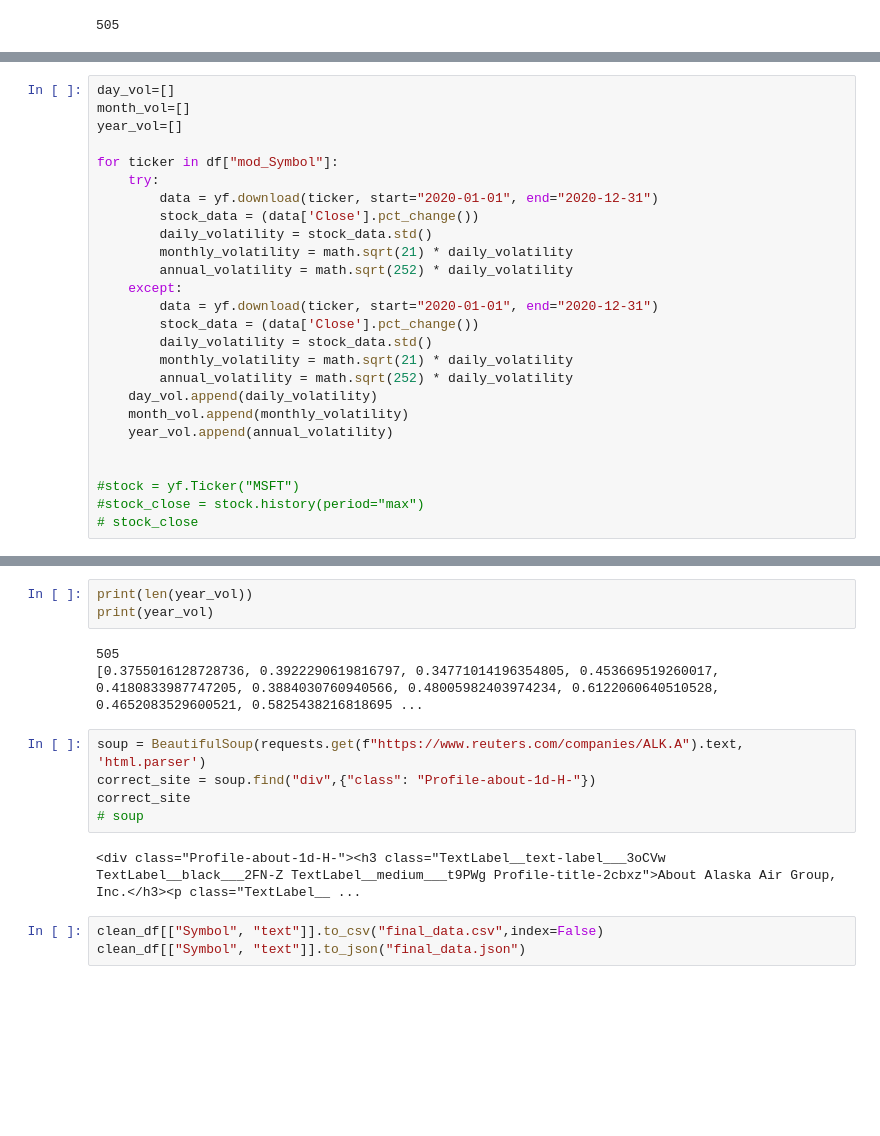
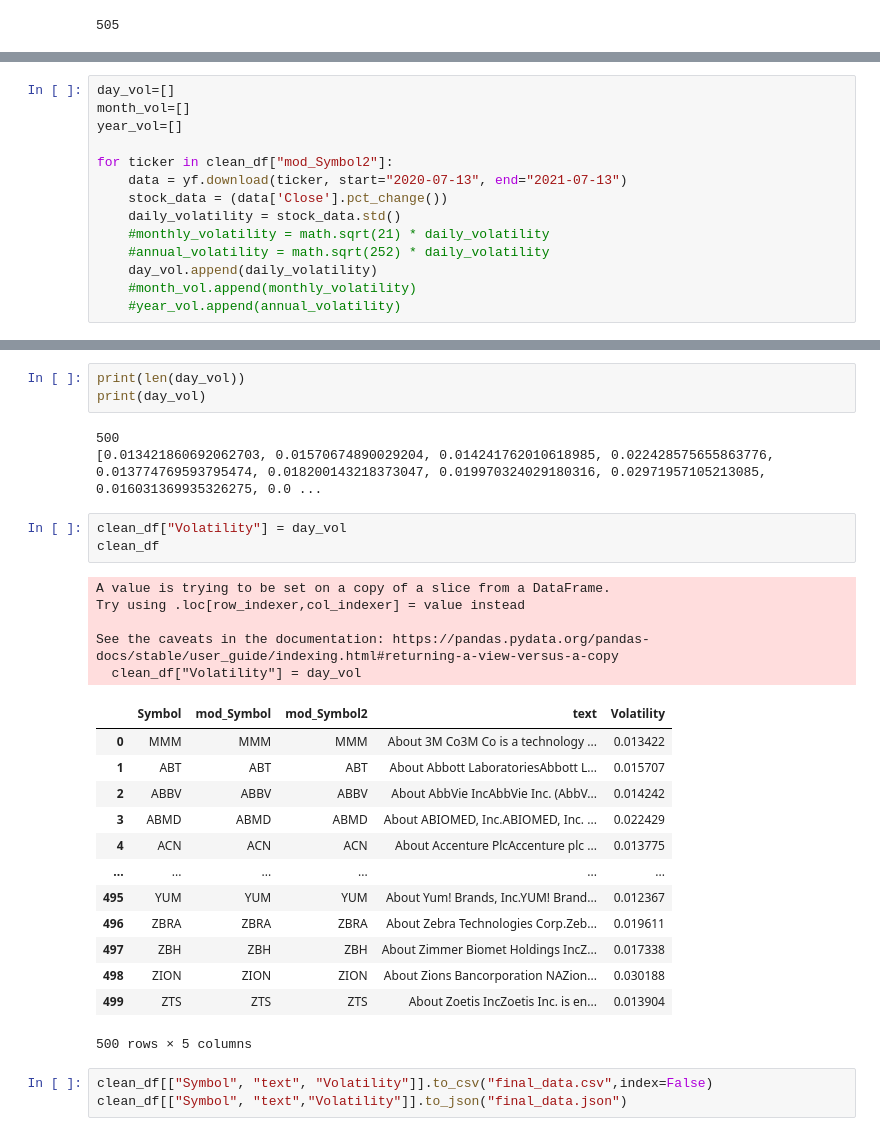
Before and after one commit to juliatowski/Python2_Homeworks, a Jupyter notebook: Final Data.ipynb, the cells around one changed output, grey strips where cells are left out. Saved outputs shown, nothing was run; the diff lists cells and outputs as text; blank space fills up the shorter version.

```diff
--- a/Final Data.ipynb
+++ b/Final Data.ipynb
@@ -94,27 +96,15 @@ day_vol=[]
 month_vol=[]
 year_vol=[]
 
-for ticker in df["mod_Symbol"]:
-    try:
-        data = yf.download(ticker, start="2020-01-01", end="2020-12-31")
-        stock_data = (data['Close'].pct_change())
-        daily_volatility = stock_data.std()
-        monthly_volatility = math.sqrt(21) * daily_volatility
-        annual_volatility = math.sqrt(252) * daily_volatility
-    except:
-        data = yf.download(ticker, start="2020-01-01", end="2020-12-31")
-        stock_data = (data['Close'].pct_change())
-        daily_volatility = stock_data.std()
-        monthly_volatility = math.sqrt(21) * daily_volatility
-        annual_volatility = math.sqrt(252) * daily_volatility
+for ticker in clean_df["mod_Symbol2"]:
+    data = yf.download(ticker, start="2020-07-13", end="2021-07-13")
+    stock_data = (data['Close'].pct_change())
+    daily_volatility = stock_data.std()
+    #monthly_volatility = math.sqrt(21) * daily_volatility
+    #annual_volatility = math.sqrt(252) * daily_volatility
     day_vol.append(daily_volatility)
-    month_vol.append(monthly_volatility)
-    year_vol.append(annual_volatility)
-
-
-#stock = yf.Ticker("MSFT")
-#stock_close = stock.history(period="max")
-# stock_close
+    #month_vol.append(monthly_volatility)
+    #year_vol.append(annual_volatility)
 # %% [output]
 [*********************100%***********************]  1 of 1 completed
 [*********************100%***********************]  1 of 1 completed
@@ -134,21 +124,36 @@ for ticker in df["mod_Symbol"]:
 [*********************100%***********************]  1 of 1 completed
 [*********************100%***********************]  1 of 1 completed
 # %%
-print(len(year_vol))
-print(year_vol)
+print(len(day_vol))
+print(day_vol)
 # %% [output]
-505
-[0.3755016128728736, 0.3922290619816797, 0.34771014196354805, 0.453669519260017, 0.4180833987747205, 0.3884030760940566, 0.48005982403974234, 0.6122060640510528, 0.4652083529600521, 0.5825438216818695 ...
+500
+[0.013421860692062703, 0.01570674890029204, 0.014241762010618985, 0.022428575655863776, 0.013774769593795474, 0.018200143218373047, 0.019970324029180316, 0.02971957105213085, 0.016031369935326275, 0.0 ...
-# %%
-soup = BeautifulSoup(requests.get(f"https://www.reuters.com/companies/ALK.A").text, 'html.parser')
-correct_site = soup.find("div",{"class": "Profile-about-1d-H-"})
-correct_site
-# soup
-# %% [output]
-<div class="Profile-about-1d-H-"><h3 class="TextLabel__text-label___3oCVw TextLabel__black___2FN-Z TextLabel__medium___t9PWg Profile-title-2cbxz">About Alaska Air Group, Inc.</h3><p class="TextLabel__ ...
+# %%
+clean_df["Volatility"] = day_vol
+clean_df
+# %% [output]
+A value is trying to be set on a copy of a slice from a DataFrame.
+Try using .loc[row_indexer,col_indexer] = value instead
+
+See the caveats in the documentation: https://pandas.pydata.org/pandas-docs/stable/user_guide/indexing.html#returning-a-view-versus-a-copy
+  clean_df["Volatility"] = day_vol
+|  | Symbol | mod_Symbol | mod_Symbol2 | text | Volatility |
+| 0 | MMM | MMM | MMM | About 3M Co3M Co is a technology ... | 0.013422 |
+| 1 | ABT | ABT | ABT | About Abbott LaboratoriesAbbott L... | 0.015707 |
+| 2 | ABBV | ABBV | ABBV | About AbbVie IncAbbVie Inc. (AbbV... | 0.014242 |
+| 3 | ABMD | ABMD | ABMD | About ABIOMED, Inc.ABIOMED, Inc. ... | 0.022429 |
+| 4 | ACN | ACN | ACN | About Accenture PlcAccenture plc ... | 0.013775 |
+| ... | ... | ... | ... | ... | ... |
+| 495 | YUM | YUM | YUM | About Yum! Brands, Inc.YUM! Brand... | 0.012367 |
+| 496 | ZBRA | ZBRA | ZBRA | About Zebra Technologies Corp.Zeb... | 0.019611 |
+| 497 | ZBH | ZBH | ZBH | About Zimmer Biomet Holdings IncZ... | 0.017338 |
+| 498 | ZION | ZION | ZION | About Zions Bancorporation NAZion... | 0.030188 |
+| 499 | ZTS | ZTS | ZTS | About Zoetis IncZoetis Inc. is en... | 0.013904 |
+500 rows × 5 columns
 # %%
-clean_df[["Symbol", "text"]].to_csv("final_data.csv",index=False)
-clean_df[["Symbol", "text"]].to_json("final_data.json")
+clean_df[["Symbol", "text", "Volatility"]].to_csv("final_data.csv",index=False)
+clean_df[["Symbol", "text","Volatility"]].to_json("final_data.json")
 # %%
 test = pd.read_json("final_data.json")
 test
```
Also changed, not shown: parts of 7 cells of this notebook, 3 other files.
